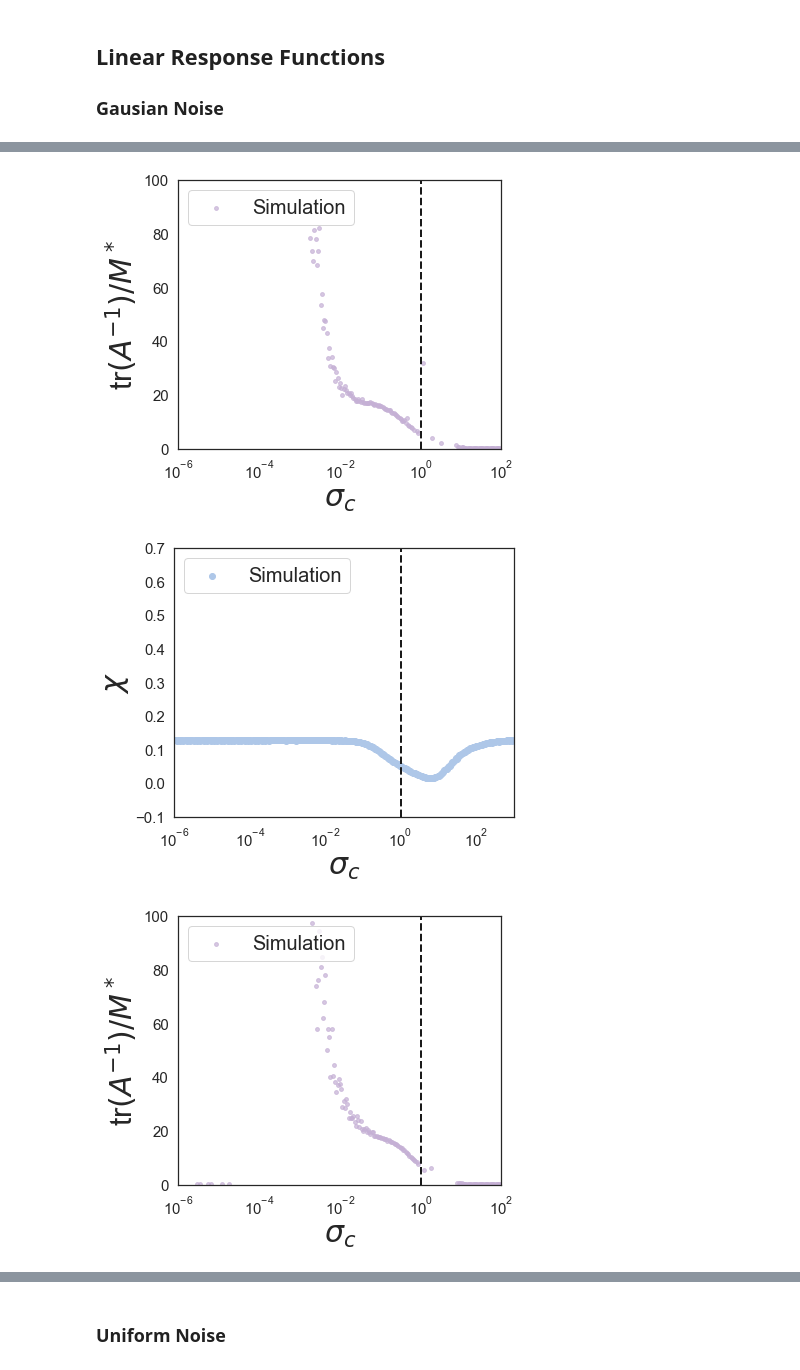
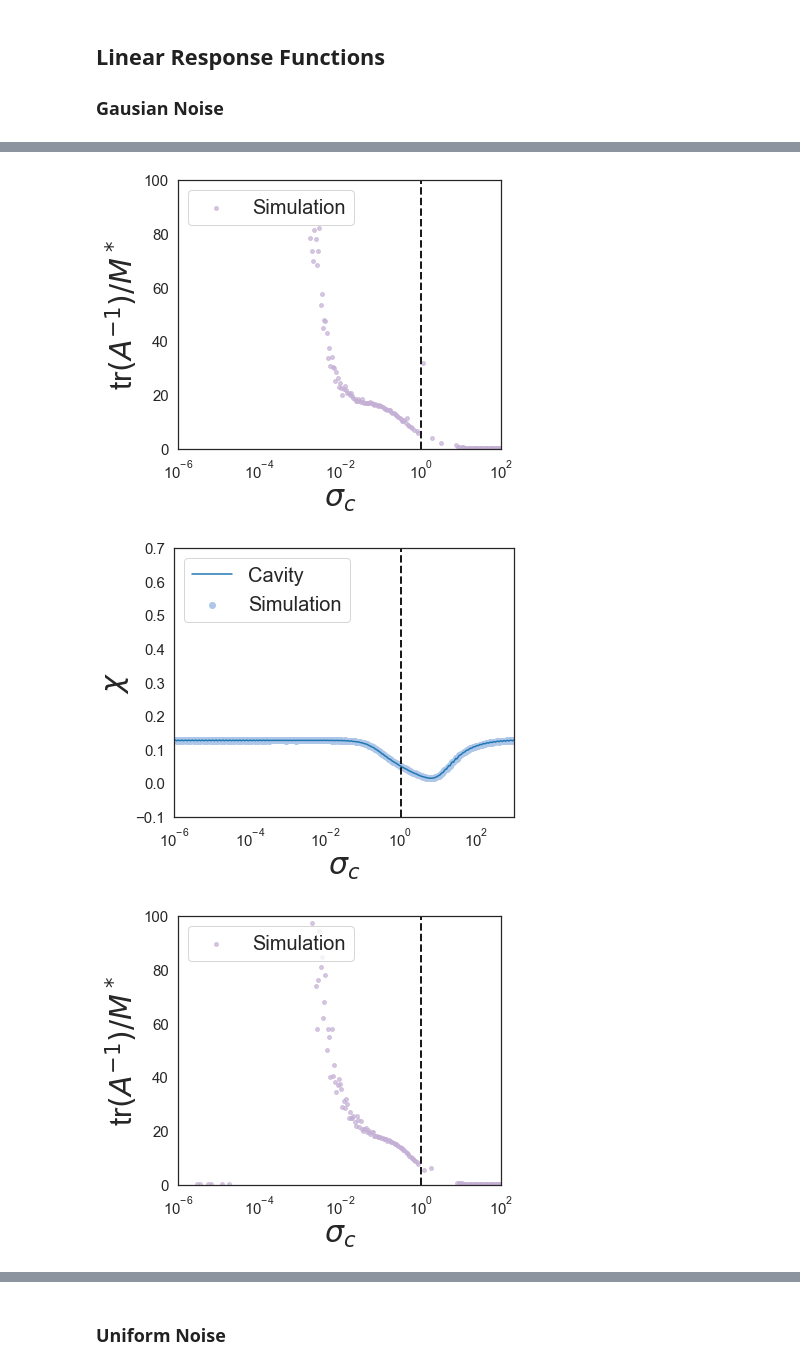
Before and after one commit to Emergent-Behaviors-in-Biology/typical-random-ecosystems, a Jupyter notebook: Plot_paper.ipynb, the cells around one changed output, grey strips where cells are left out. Saved outputs shown, nothing was run; the diff lists cells and outputs as text; code cells hidden in the pictures.

```diff
--- a/Plot_paper.ipynb
+++ b/Plot_paper.ipynb
@@ -548,14 +551,13 @@ for j in range(3):
     Chi=np.zeros(len(T))
     Nu=np.zeros(len(T))
     i=0
-    if j==0:
-        for t in T:
-            Chi[i]=phi_R[i]-phi_N[i]
-            if Chi[i]==0:
-                Nu[i]=-phi_N[i]/(phi_N[i]*t**2-1)
-            else:
-                Nu[i]=(((2.*phi_N[i]-phi_R[i])-1./t**2)+np.sqrt(1/t**4+phi_R[i]*(2./t**2-4./t**2*phi_N[i]+phi_R[i])))/(2*(phi_R[i]-phi_N[i])*t**2)
-            i=i+1
+    for t in T:
+        Chi[i]=phi_R[i]-phi_N[i]
+        if Chi[i]==0:
+            Nu[i]=-phi_N[i]/(phi_N[i]*t**2-1)
+        else:
+            Nu[i]=(((2.*phi_N[i]-phi_R[i])-1./t**2)+np.sqrt(1/t**4+phi_R[i]*(2./t**2-4./t**2*phi_N[i]+phi_R[i])))/(2*(phi_R[i]-phi_N[i])*t**2)
+        i=i+1
     i=1
     fig, ax = plt.subplots(1,1,figsize=(6,5))
     c=8
@@ -579,34 +581,33 @@ for j in range(3):
     ax.set_xlabel(r'$\sigma_c$',fontsize=30)
     ax.set_ylabel(r'tr$({A}^{-1})/M^*$',fontsize=30)
     ax.legend(loc='upper left',fontsize=20)
     fig.tight_layout()
     fig_name='linear_response1_'+Legend[j]+'.pdf'
     fig.savefig(fig_name, dpi=300, transparent=True)
     #-------------------------------------------------------------
     # plot chi, the response function for environemnt supplies perturbations
     #-------------------------------------------------------------
     fig, ax = plt.subplots(1,1,figsize=(6,5))
     c=0;
-    if j==0:
-        ax.plot(T, Chi,color=tableau20[c],label='Cavity')
+    ax.plot(T, Chi,color=tableau20[c],label='Cavity')
     ax.scatter(Data['epsilon'], Data['chi'],color=tableau20[c+1],label='Simulation')
     ax.axvline(x=1.0, linewidth=2, color='k', linestyle='dashed')
     ax.set_ylabel(r'$\chi$',fontsize=30)
     ax.set_xscale('log')
     ax.set_xlim([10**(-6), 10**(3)])
     if j==0: ax.set_ylim([-0.1,0.15])
     if j==1: ax.set_ylim([-0.1,0.7])
     if j==2: ax.set_ylim([-0.1,0.9])
     ax.xaxis.set_tick_params(labelsize=15)
     ax.yaxis.set_tick_params(labelsize=15)
     ax.set_xlabel(r'$\sigma_c$',fontsize=30)
     ax.legend(loc='upper left',fontsize=20)
     fig_name='linear_response2_'+Legend[j]+'.pdf'
     fig.tight_layout()
     fig.savefig(fig_name, dpi=300, transparent=True)
 # %% [output]
 [figure]
 [figure]
 [figure]
-[figure, old version]
+[figure, new version]
 [figure]
```
Also changed, not shown: parts of 11 cells of this notebook, 3 other files.
